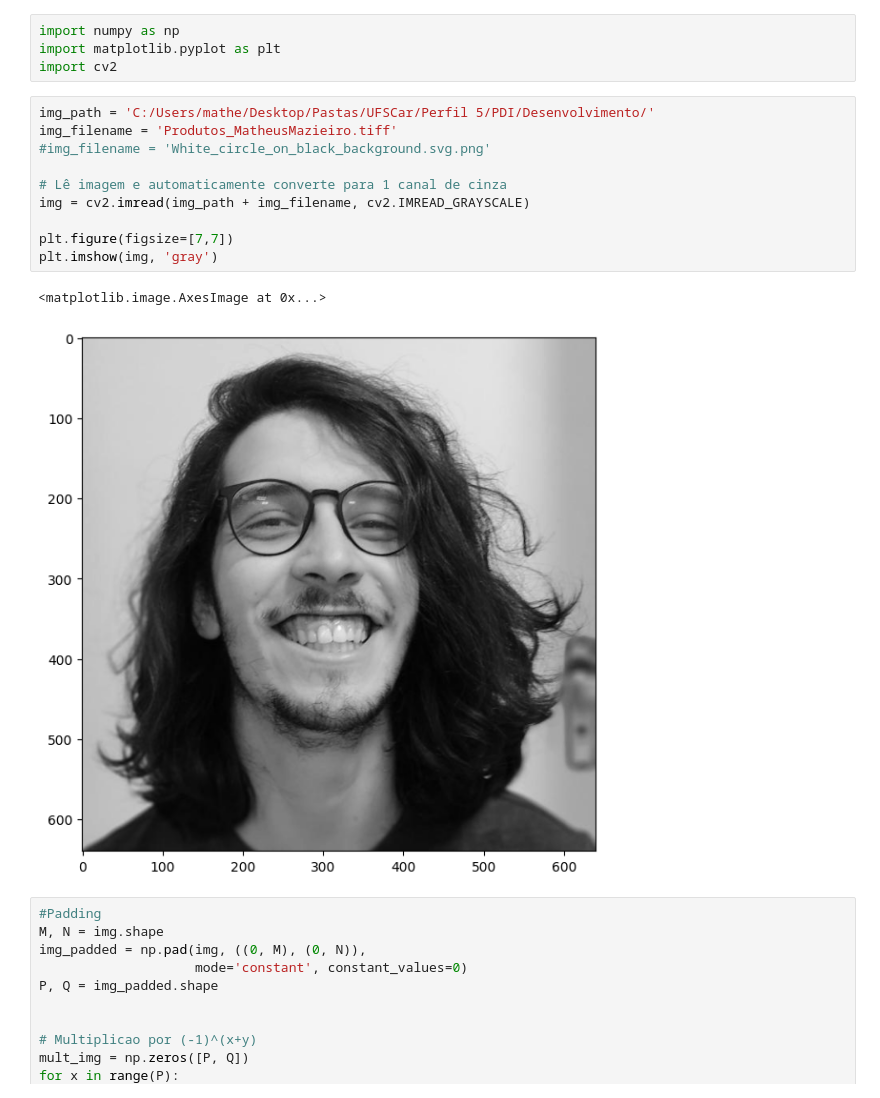
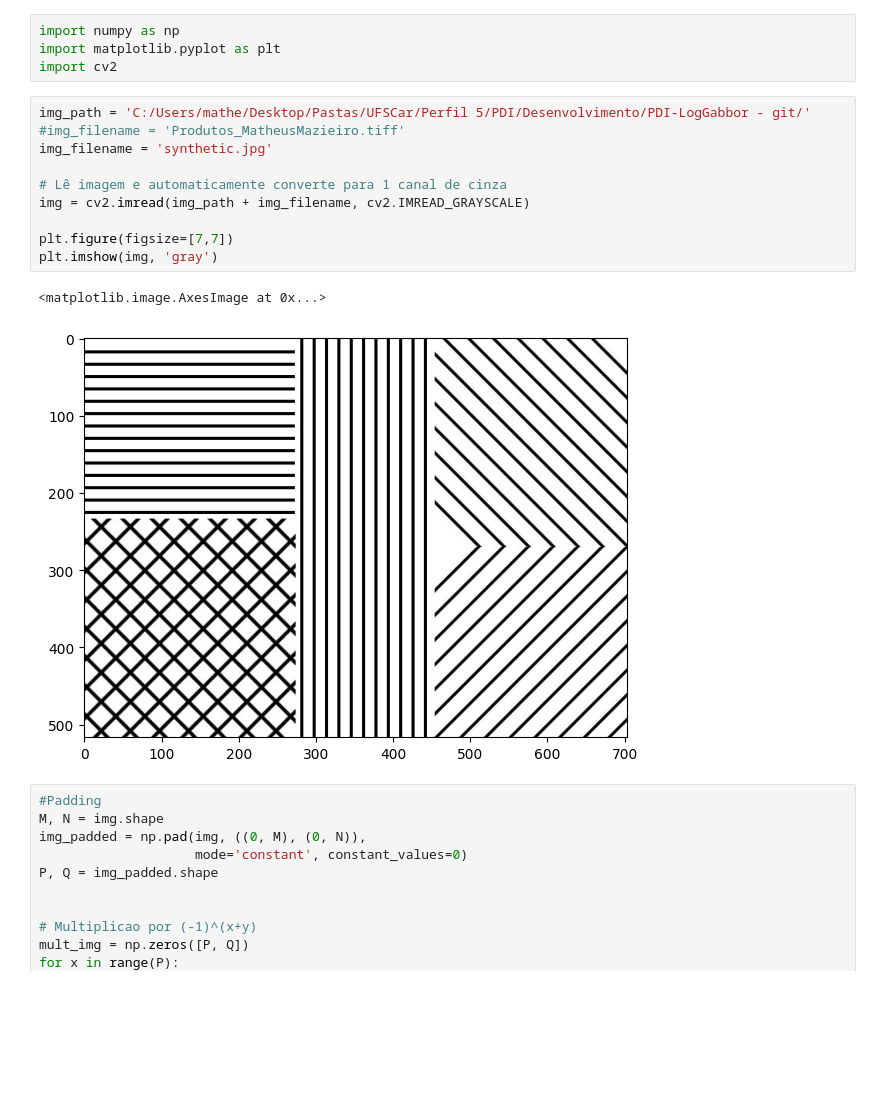
Before and after one commit to Matheus-Mazieiro/PDI-LogGabbor, a Jupyter notebook: Log-GaborFilter.ipynb, the cells around one changed output. Saved outputs shown, nothing was run; the diff lists cells and outputs as text; blank space fills up the shorter version.

```diff
--- a/Log-GaborFilter.ipynb
+++ b/Log-GaborFilter.ipynb
@@ -5,18 +5,18 @@ import numpy as np
 import matplotlib.pyplot as plt
 import cv2
 # %%
-img_path = 'C:/Users/mathe/Desktop/Pastas/UFSCar/Perfil 5/PDI/Desenvolvimento/'
-img_filename = 'Produtos_MatheusMazieiro.tiff'
-#img_filename = 'White_circle_on_black_background.svg.png'
+img_path = 'C:/Users/mathe/Desktop/Pastas/UFSCar/Perfil 5/PDI/Desenvolvimento/PDI-LogGabbor - git/'
+#img_filename = 'Produtos_MatheusMazieiro.tiff'
+img_filename = 'synthetic.jpg'
 
 # Lê imagem e automaticamente converte para 1 canal de cinza
 img = cv2.imread(img_path + img_filename, cv2.IMREAD_GRAYSCALE)
 
 plt.figure(figsize=[7,7])
 plt.imshow(img, 'gray')
 # %% [output]
 <matplotlib.image.AxesImage at 0x...>
-[figure, old version]
+[figure, new version]
 # %%
 #Padding
 M, N = img.shape
```
Also changed, not shown: parts of 4 cells of this notebook, 1 other file.
